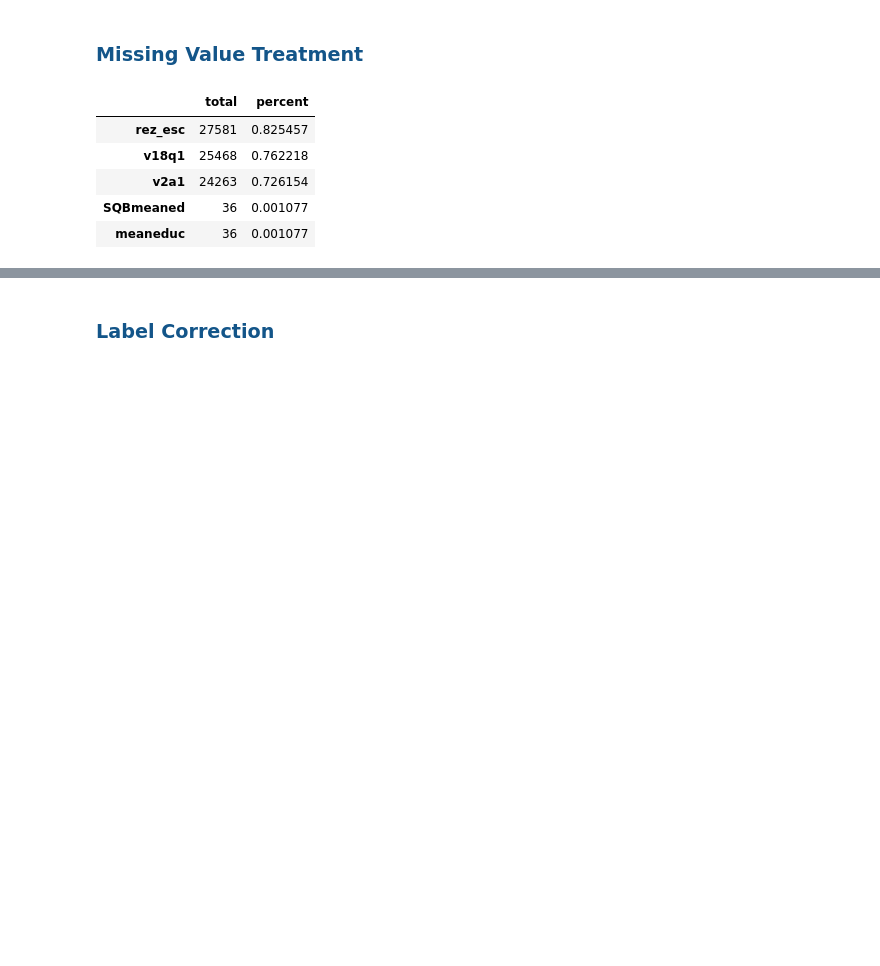
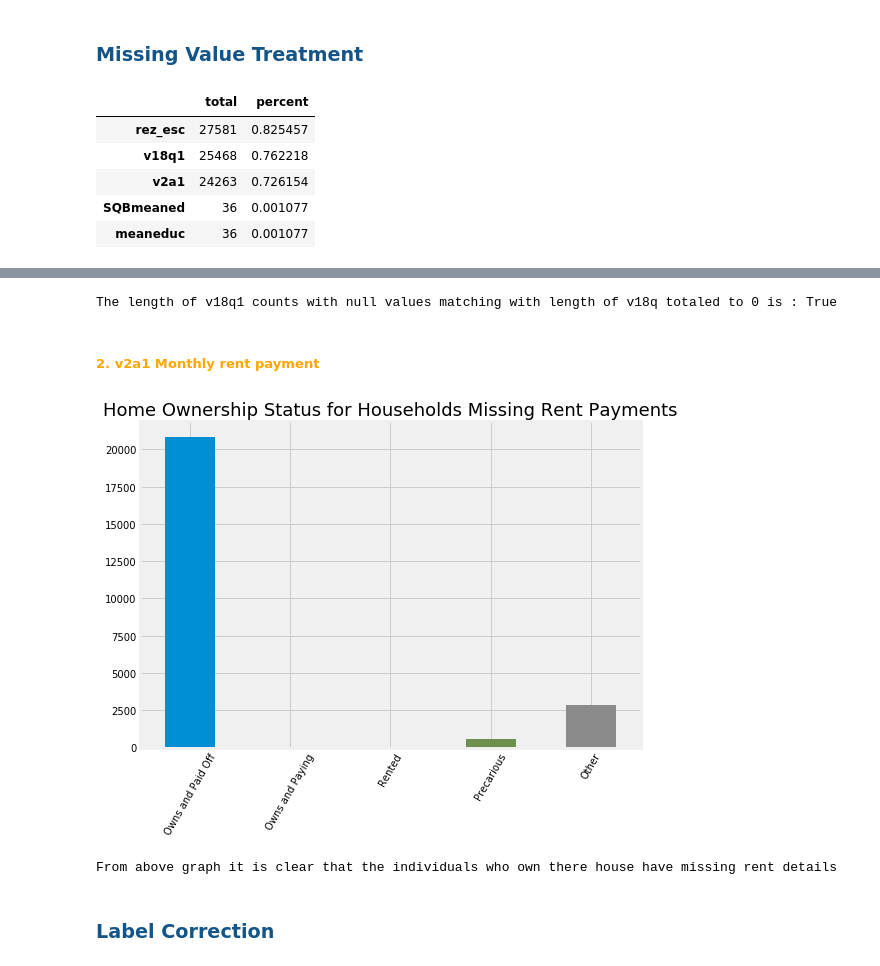
Before and after one commit to mayankaggarwal/MyLearning, a Jupyter notebook: competitions/kaggle/CostoRiconHVP/CostoRicoHouseholdpredictionLearning.ipynb, the cells around one changed output, grey strips where cells are left out. Drawn from its saved outputs; the diff is of its cells as text; code cells hidden in the pictures; blank space fills up the shorter version.

```diff
--- a/competitions/kaggle/CostoRiconHVP/CostoRicoHouseholdpredictionLearning.ipynb
+++ b/competitions/kaggle/CostoRiconHVP/CostoRicoHouseholdpredictionLearning.ipynb
@@ -101,0 +108,25 @@ missing.sort_values('percent', ascending = False).head(10).drop('Target')
+# %%
+tabletscount = df_train.groupby('idhogar').agg({'v18q1':'first','v18q':'sum'}).reset_index()
+matching = len(tabletscount[(tabletscount['v18q']==0) & tabletscount['v18q1'].isnull()]) == len(tabletscount[(tabletscount['v18q']==0)])
+print(f'The length of v18q1 counts with null values matching with length of v18q totaled to 0 is : {matching}')
+del(tabletscount)
+del(matching)
+
+print('Above analysis proves that the null values in v18q1 represents 0')
+# %% [output]
+The length of v18q1 counts with null values matching with length of v18q totaled to 0 is : True
+# %%
+df_train['v18q1'].fillna(0,inplace=True)
+data['v18q1'].fillna(0,inplace=True)
+# %% [markdown]
+##### <font color="orange">2. v2a1 Monthly rent payment</font>
+# %%
+ownershipcols = [x for x in data.columns if x.startswith('tipo')]
+data.loc[data['v2a1'].isnull(),ownershipcols].sum().plot.bar(figsize=(8,6))
+plt.xticks([0, 1, 2, 3, 4], ['Owns and Paid Off', 'Owns and Paying', 'Rented', 'Precarious', 'Other'],rotation = 60)
+plt.title('Home Ownership Status for Households Missing Rent Payments', size = 18);
+plt.show()
+print('From above graph it is clear that the individuals who own there house have missing rent details')
+# %% [output]
+[figure, added]
+From above graph it is clear that the individuals who own there house have missing rent details
```
Also changed, not shown: parts of 11 cells of this notebook, 1 other file.
